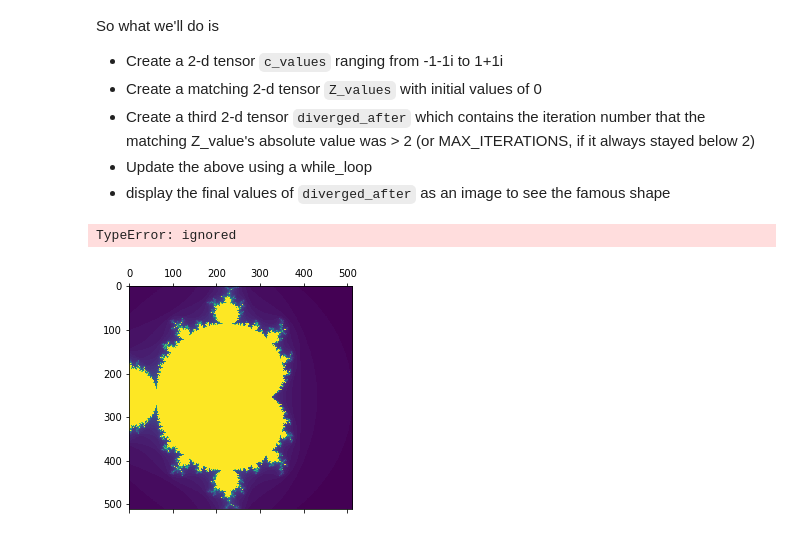
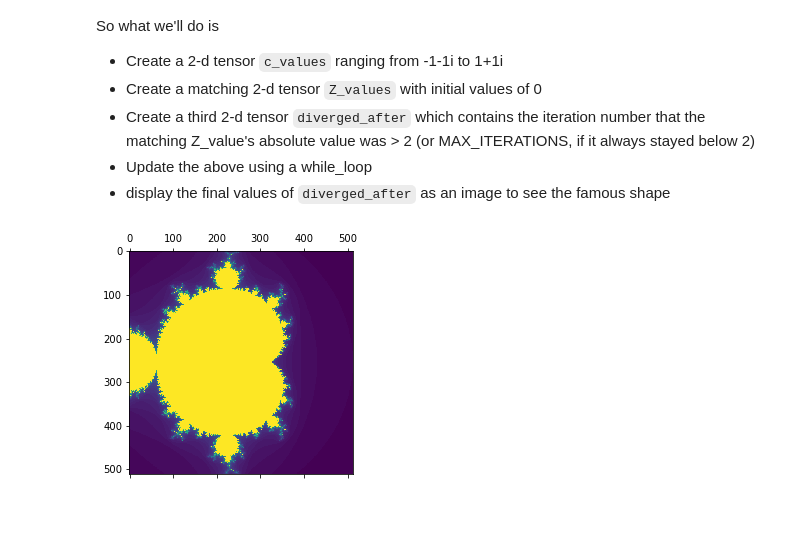
Before and after one commit to google/tf-quant-finance, a Jupyter notebook: tf_quant_finance/examples/jupyter_notebooks/Introduction_to_TensorFlow_Part_2_-_Debugging_and_Control_Flow.ipynb, the cells around one changed output. Cells and saved outputs as stored; diff of their text form; code cells hidden in the pictures.

````diff
--- a/tf_quant_finance/examples/jupyter_notebooks/Introduction_to_TensorFlow_Part_2_-_Debugging_and_Control_Flow.ipynb
+++ b/tf_quant_finance/examples/jupyter_notebooks/Introduction_to_TensorFlow_Part_2_-_Debugging_and_Control_Flow.ipynb
@@ -164,13 +169,13 @@
 
 So our sample above could have been written as
 # %%
-x = tf.constant(0.0)
+x = tf.compat.v1.placeholder(tf.float32, shape=[])
 
-with tf.compat.v1.control_dependencies([tf.debugging.assert_none_equal(x, 0.0)]):
+with tf.control_dependencies([tf.debugging.assert_none_equal(x, 0.0)]):
   y = 2.0 / x
 
-with tf.Session() as sess:
+with tf.compat.v1.Session() as sess:
   try:
-    results = sess.run(y)
+    results = sess.run(y, feed_dict={x: 0.0})
   except tf.errors.InvalidArgumentError:
-    pass
+    print('Value of x is zero')
@@ -232,10 +239,10 @@ print("****** Building graph")
 def predicate_fn():
   print("PREDICATE: I'm evaluated at execution time\n")
   return tf.constant(True)
-x = tf.compat.v1.cond(tf.py_function(predicate_fn, inp=[], Tout=tf.bool), true_fn, false_fn)
+x = tf.cond(tf.py_function(predicate_fn, inp=[], Tout=tf.bool), true_fn, false_fn)
 
 print("****** Executing graph")
-with tf.Session() as sess:
+with tf.compat.v1.Session() as sess:
   sess.run(x)
 # %% [output]
 ****** Building graph
@@ -304,18 +313,18 @@ loop = [index_iteration_3, accumulator_iteration_3]
 ```
 (for the full, unapproximated, gory details of the graph, run the code below
 # %%
-tf.reset_default_graph()
+tf.compat.v1.reset_default_graph()
 
 index = tf.constant(1)
 accumulator = tf.constant(0)
 
-loop = tf.compat.v1.while_loop(
+loop = tf.while_loop(
     loop_vars=[index, accumulator],
     cond = lambda idx, acc: idx < 4,
     body = lambda idx, acc: [idx+1, acc + idx] )
 
-with tf.Session() as sess:
-  with tf.summary.FileWriter("logs", sess.graph):
+with tf.compat.v1.Session() as sess:
+  with FileWriter("logs", sess.graph):
     results = sess.run(loop)
 
 %tensorboard --logdir logs
@@ -385,21 +394,19 @@ def body():
 def cond():
   return True
 
-loop = tf.compat.v1.while_loop(
+loop = tf.while_loop(
     loop_vars=loop_vars,
     body = body,
     cond = cond,
     maximum_iterations=MAX_ITERATIONS)
 
-with tf.Session() as sess:
+with tf.compat.v1.Session() as sess:
   results = sess.run(loop)
 
 ## extract the final value of diverged_after from the tuple
 final_diverged_after = results[-1]
 plt.matshow(final_diverged_after)
 pass
-# %% [output]
-TypeError: ignored
 # %%
 #@title Solution: Mandlebrot set (Double-click to reveal)
 
@@ -432,35 +439,35 @@ c_values = GenerateGrid(NUM_PIXELS, NUM_PIXELS)
 initial_Z_values = tf.zeros_like(c_values, dtype=tf.complex128)
 initial_diverged_after = tf.ones_like(c_values, dtype=tf.int32) * MAX_ITERATIONS
 
 # You need to put the various values you want to change inside the loop here
 loop_vars = (0, initial_Z_values, initial_diverged_after)
 
 # this needs to take the same number of arguments as loop_vars contains and
 # return a tuple of equal size with the next iteration's values
 def body(iteration_count, Z_values, diverged_after):
   new_Z_values = Z_values * Z_values + c_values
   has_diverged = tf.abs(new_Z_values) > 2.0
-  new_diverged_after = tf.minimum(diverged_after, tf.where_v2(
+  new_diverged_after = tf.minimum(diverged_after, tf.where(
       has_diverged, iteration_count, MAX_ITERATIONS))
   return (iteration_count+1, new_Z_values, new_diverged_after)
 
 # this just needs to take the same number of arguments as loop_vars contains and
 # return true (we'll use maximum_iterations to exit the loop)
 def cond(iteration_count, Z_values, diverged_after):
   return True
 
-loop = tf.compat.v1.while_loop(
+loop = tf.while_loop(
     loop_vars=loop_vars,
     body = body,
     cond = cond,
     maximum_iterations=MAX_ITERATIONS)
 
-with tf.Session() as sess:
+with tf.compat.v1.Session() as sess:
   results = sess.run(loop)
 
 ## extract the final value of diverged_after from the tuple
 final_diverged_after = results[-1]
 plt.matshow(final_diverged_after)
-pass
+plt.show()
 # %% [output]
-[figure, old version]
+[figure, new version]
````
Also changed, not shown: parts of 20 cells of this notebook, 1 other file.
